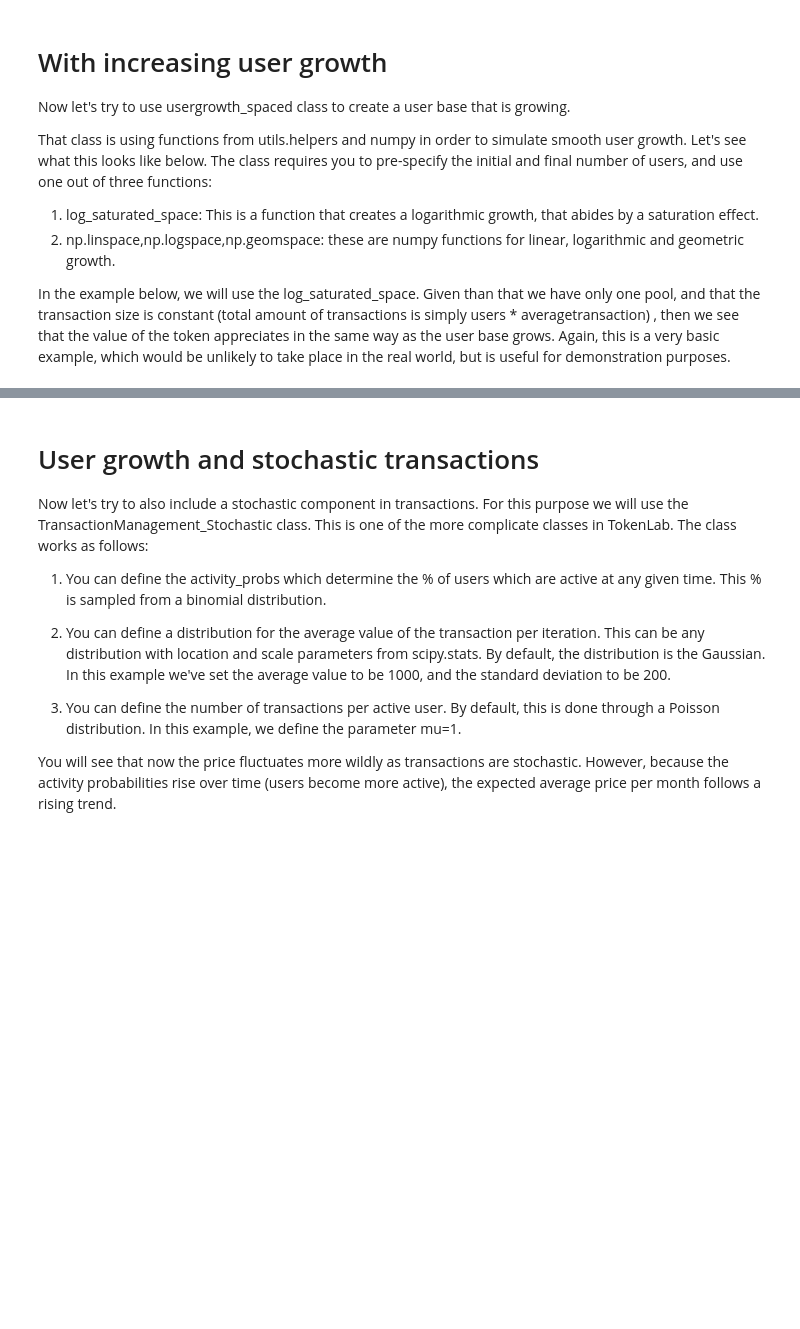
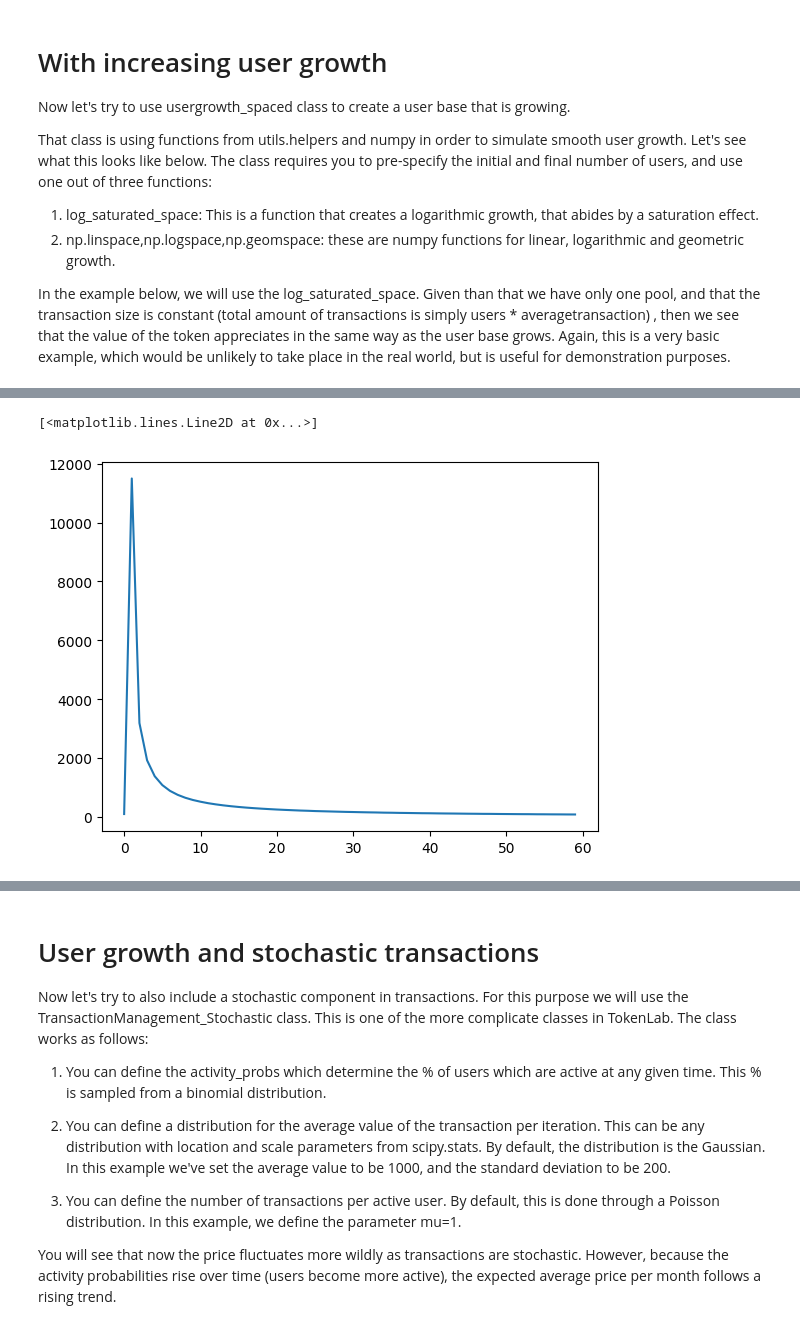
Before and after one commit to stelios12312312/TokenLab, a Jupyter notebook: notebooks/Simple token economy with all transactions in fiat.ipynb, the cells around one changed output, grey strips where cells are left out. Drawn from its saved outputs; the diff is of its cells as text; code cells hidden in the pictures; blank space fills up the shorter version.

```diff
--- a/notebooks/Simple token economy with all transactions in fiat.ipynb
+++ b/notebooks/Simple token economy with all transactions in fiat.ipynb
@@ -124,0 +131,6 @@ plot
+# %%
+usm_fiat=UserGrowth_Spaced(100,54000,ITERATIONS,log_saturated_space,use_difference=True)
+plt.plot(usm_fiat._num_users_store)
+# %% [output]
+[<matplotlib.lines.Line2D at 0x...>]
+[figure, added]
```
Also changed, not shown: parts of 14 cells of this notebook, 14 other files.
